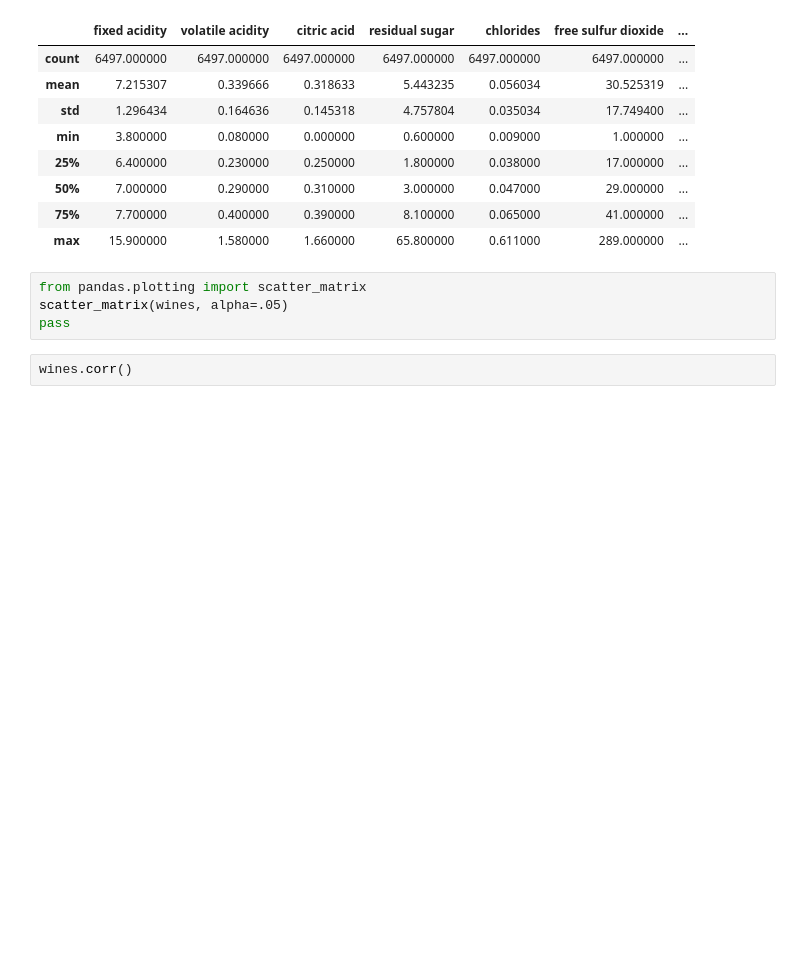
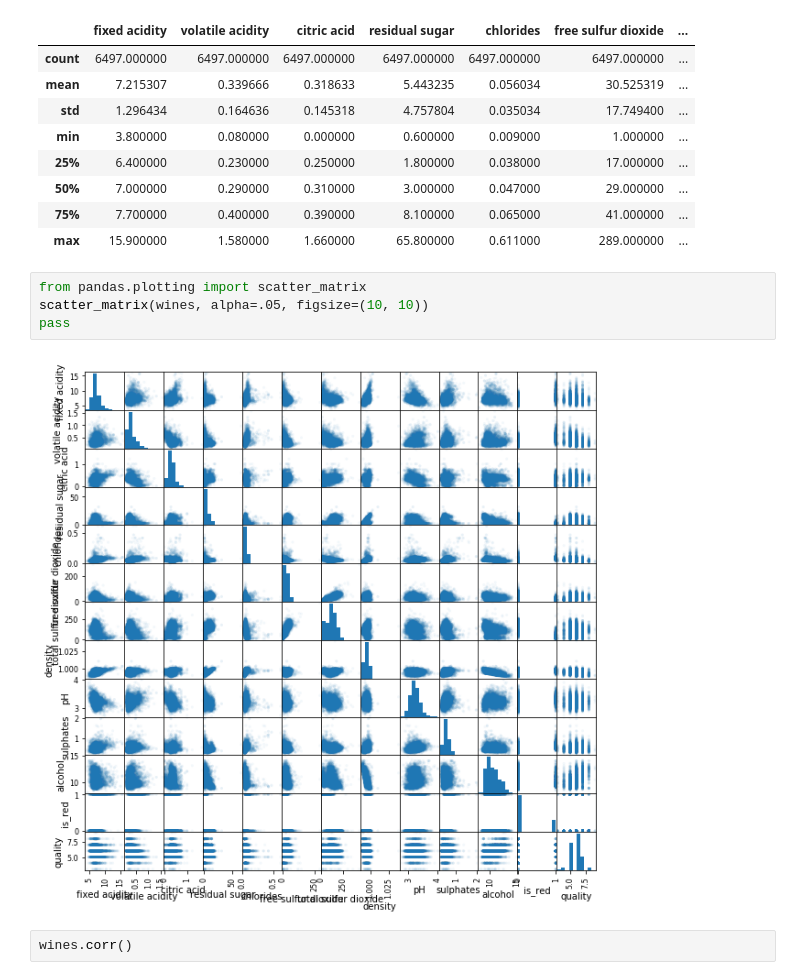
Before and after one commit to alexbukata/ModernDataAnylisis, a Jupyter notebook: wines/wine_quality.ipynb, the cells around one changed output. Saved outputs shown, nothing was run; the diff lists cells and outputs as text; blank space fills up the shorter version.

```diff
--- a/wines/wine_quality.ipynb
+++ b/wines/wine_quality.ipynb
@@ -61,8 +80,10 @@ wines.describe()
 | max | 15.900000 | 1.580000 | 1.660000 | 65.800000 | 0.611000 | 289.000000 | ... |
 # %%
 from pandas.plotting import scatter_matrix
-scatter_matrix(wines, alpha=.05)
+scatter_matrix(wines, alpha=.05, figsize=(10, 10))
 pass
+# %% [output]
+[figure, added]
 # %%
 wines.corr()
 # %% [output]
```
Also changed, not shown: parts of 2 cells of this notebook, 3 other files.
